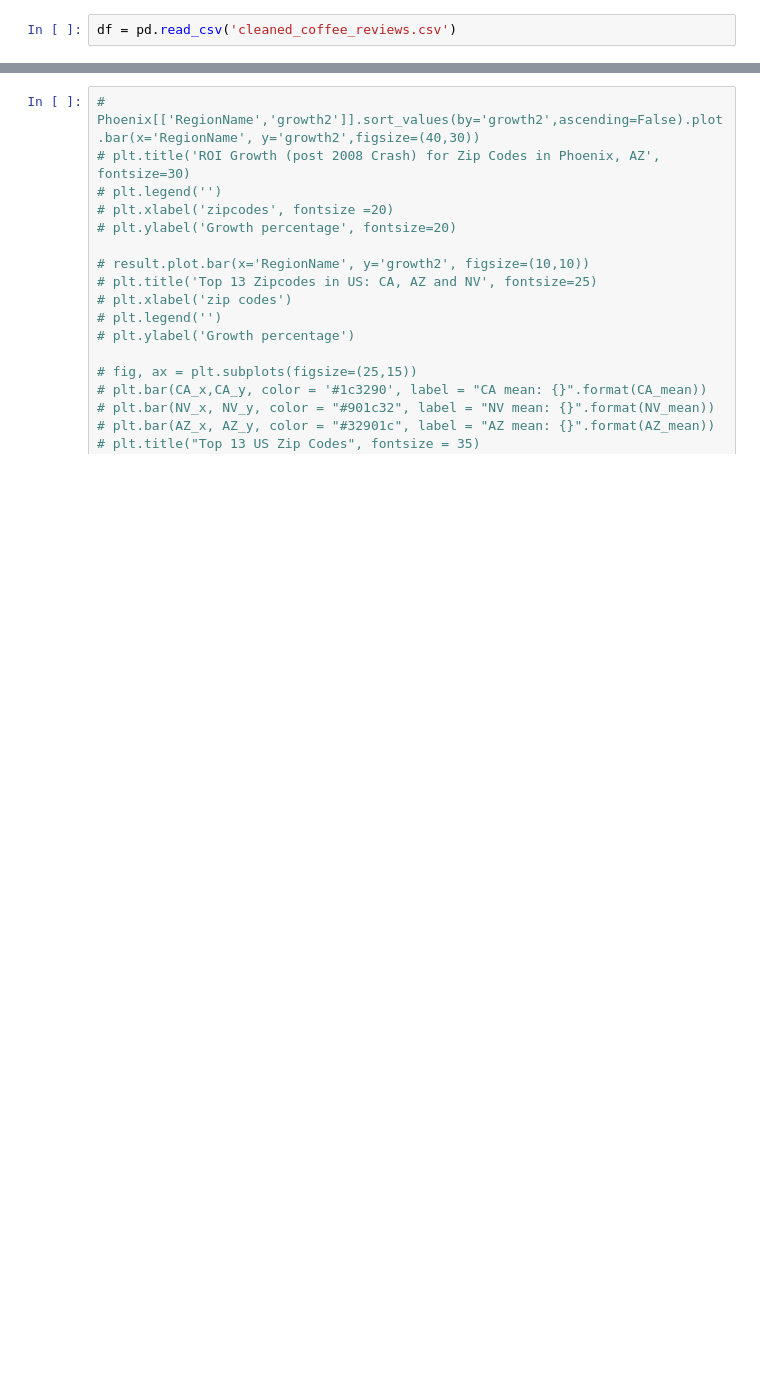
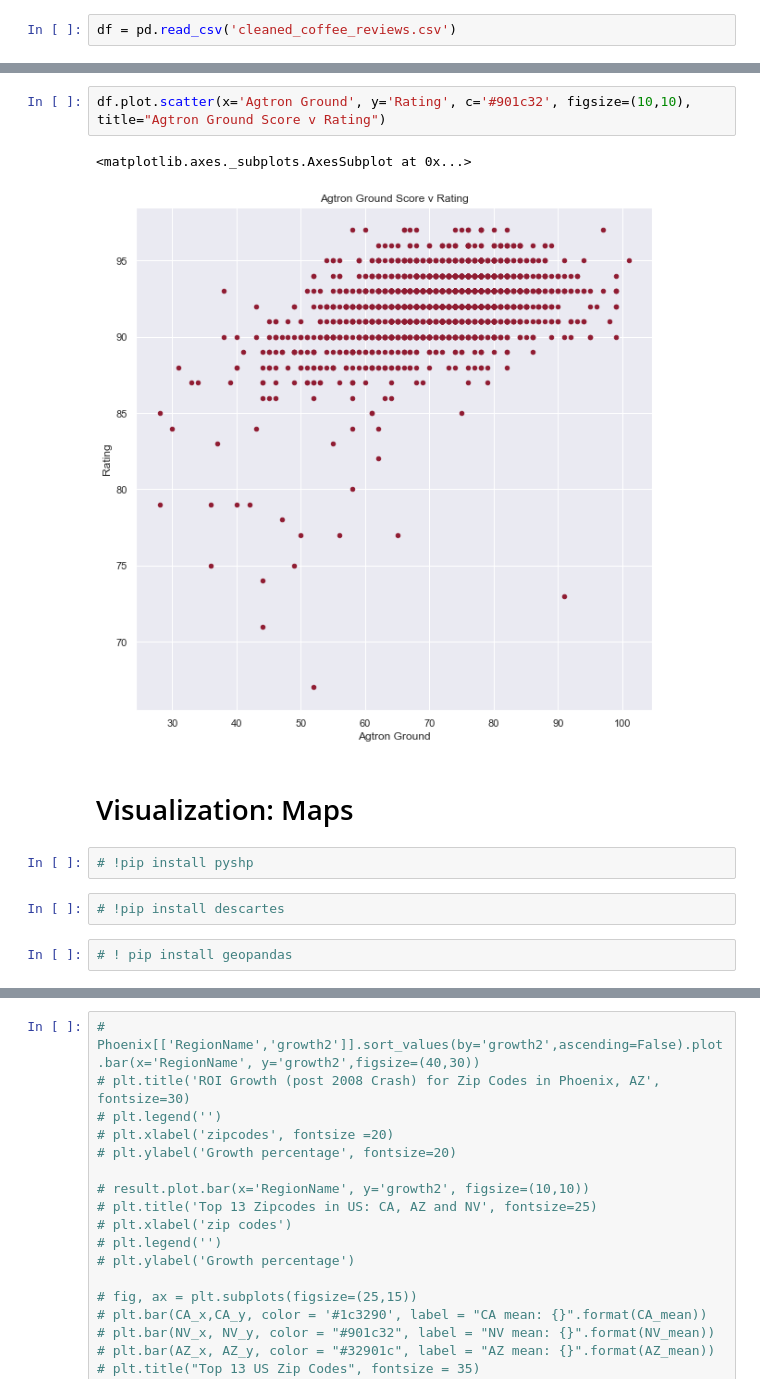
Before and after one commit to AnnikaNoren/dsc-capstone-project-v2-online-ds-pt-071519, a Jupyter notebook: coffee_visualizations.ipynb, the cells around one changed output, grey strips where cells are left out. Drawn from its saved outputs; the diff is of its cells as text; blank space fills up the shorter version.

```diff
--- a/coffee_visualizations.ipynb
+++ b/coffee_visualizations.ipynb
@@ -73,0 +107,13 @@ df.head()
+# %%
+df.plot.scatter(x='Agtron Ground', y='Rating', c='#901c32', figsize=(10,10), title="Agtron Ground Score v Rating")
+# %% [output]
+<matplotlib.axes._subplots.AxesSubplot at 0x...>
+[figure, added]
+# %% [markdown]
+# Visualization: Maps
+# %%
+# !pip install pyshp
+# %%
+# !pip install descartes
+# %%
+# ! pip install geopandas
```
Also changed, not shown: parts of 46 cells of this notebook, 5 other files.
